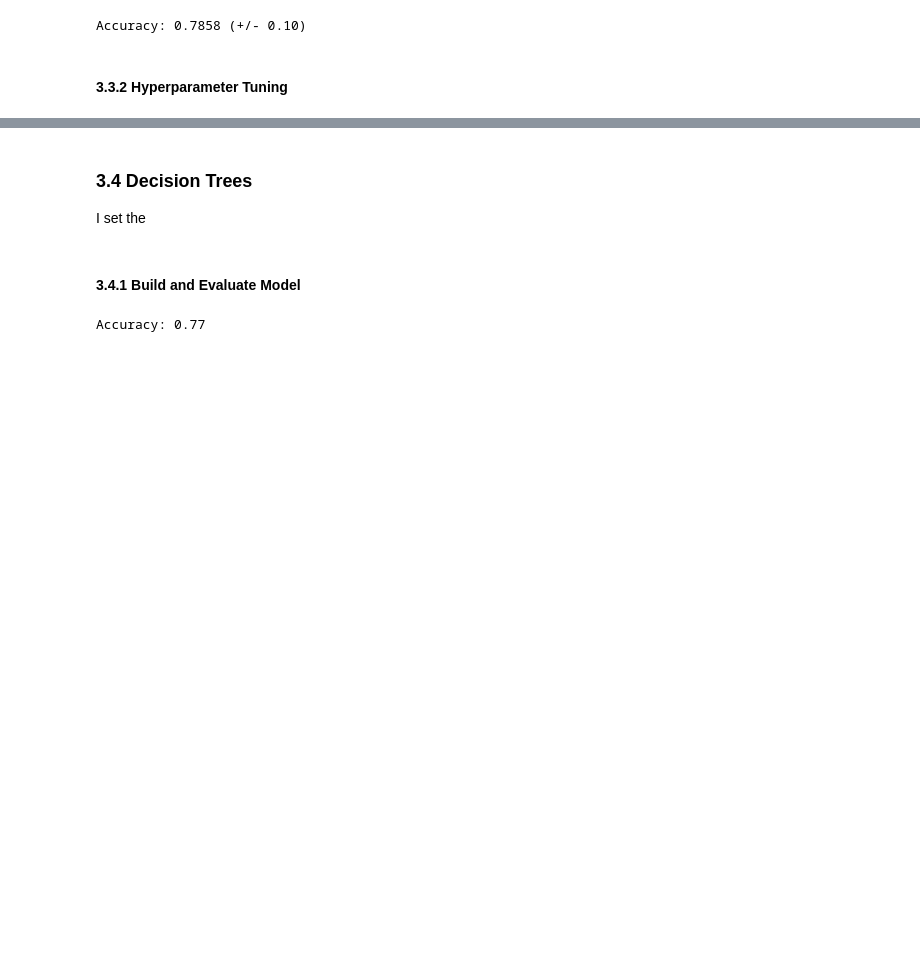
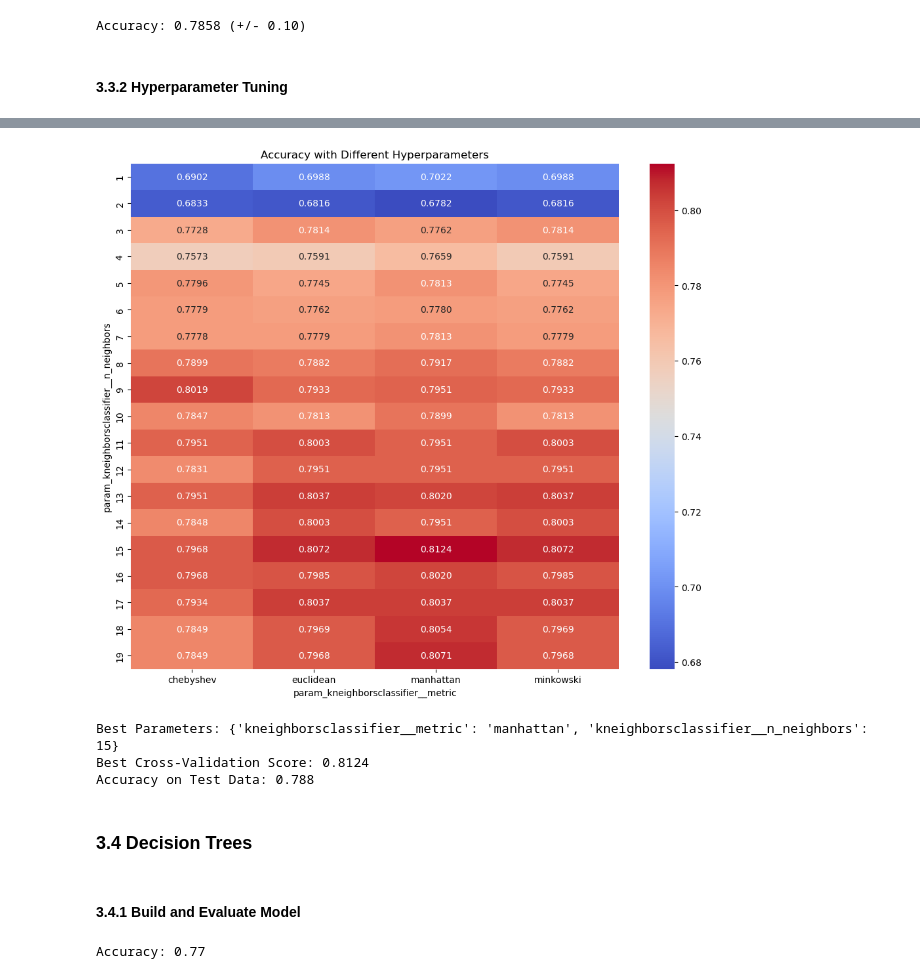
Before and after one commit to diogoalexandreramalho/mammogram_mass_classification, a Jupyter notebook: Mammogram_Mass_Classification.ipynb, the cells around one changed output, grey strips where cells are left out. Drawn from its saved outputs; the diff is of its cells as text; code cells hidden in the pictures; blank space fills up the shorter version.

```diff
--- a/Mammogram_Mass_Classification.ipynb
+++ b/Mammogram_Mass_Classification.ipynb
@@ -515,0 +621,14 @@ plt.show()
+# %%
+# Define the parameter grid to search
+param_grid = {
+    'kneighborsclassifier__n_neighbors': list(range(1,20)),
+    'kneighborsclassifier__metric': ['euclidean', 'manhattan', 'chebyshev', 'minkowski']
+}
+
+pipeline = make_pipeline(StandardScaler(), KNeighborsClassifier())
+
+# Create the GridSearchCV object
+grid_search = GridSearchCV(pipeline, param_grid, cv=10, scoring='accuracy', verbose=1)
+
+# Fit the model (assuming you have data prepared in X_train and y_train)
+grid_search.fit(X_train, y_train)
@@ -516,6 +651,34 @@ plt.show()
+# %%
+results = grid_search.cv_results_
+results_df = pd.DataFrame(results)
+
+pivot_table = results_df.pivot_table(
+    index='param_kneighborsclassifier__n_neighbors',
+    columns=['param_kneighborsclassifier__metric'],
+    values='mean_test_score',
+    aggfunc='mean'
+)
+
+plt.figure(figsize=(12, 10))
+sns.heatmap(pivot_table, annot=True, fmt=".4f", cmap="coolwarm", cbar=True)
+plt.title('Accuracy with Different Hyperparameters')
+plt.show()
+# %% [output]
+[figure, added]
+# %%
+print("Best Parameters:", grid_search.best_params_)
+print(f"Best Cross-Validation Score: {grid_search.best_score_:.4f}")
+
+# Calculate the accuracy for test dataset
+y_pred = grid_search.predict(X_test)
+accuracy = accuracy_score(y_test, y_pred)
+print("Accuracy on Test Data:", accuracy)
+# %% [output]
+Best Parameters: {'kneighborsclassifier__metric': 'manhattan', 'kneighborsclassifier__n_neighbors': 15}
+Best Cross-Validation Score: 0.8124
+Accuracy on Test Data: 0.788
 # %% [markdown]
 ### 3.4 Decision Trees
-I set the
 # %% [markdown]
 #### 3.4.1 Build and Evaluate Model
 # %%
```
Also changed, not shown: parts of 20 cells of this notebook, 2 other files.
